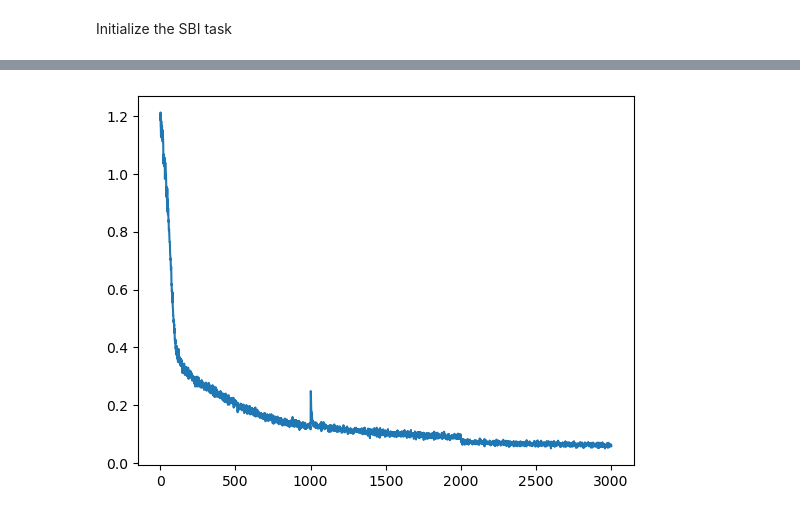
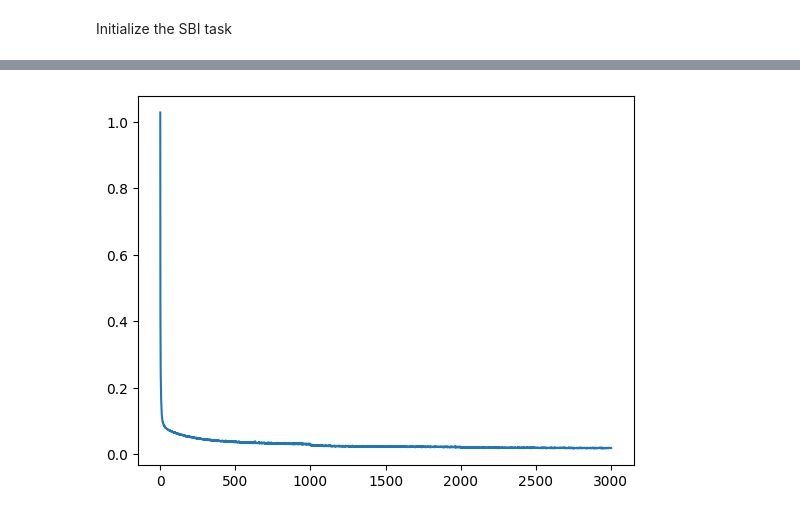
Before and after one commit to nidropakshin2/Sequential-FMPE, a Jupyter notebook: code/notebooks/tutorial.ipynb, the cells around one changed output, grey strips where cells are left out. Drawn from its saved outputs; the diff is of its cells as text; code cells hidden in the pictures.

```diff
--- a/code/notebooks/tutorial.ipynb
+++ b/code/notebooks/tutorial.ipynb
@@ -12,10 +30,10 @@ config = {
         },
     "simulator":
         {
-        "S": [1500, 2000], # int, tuple, number of Susceptible individuals or bounds for following uniform distribution
-        "I": [150, 200], # int, tuple, number of Infectious individuals or bounds for following uniform distribution
-        "R": [0, 50], # int, tuple, number of Recovered individuals or bounds for following uniform distribution
-        "T": [100, 120],  # int, tuple, simulation duration in days or bounds for following uniform distribution
+        "S": 1000, #[1500, 2000], # int, tuple, number of Susceptible individuals or bounds for following uniform distribution
+        "I": 100, #[150, 200], # int, tuple, number of Infectious individuals or bounds for following uniform distribution
+        "R": 50, #[0, 50], # int, tuple, number of Recovered individuals or bounds for following uniform distribution
+        "T": 100, #[100, 120],  # int, tuple, simulation duration in days or bounds for following uniform distribution
         },
     "summary":
         {
@@ -52,7 +70,7 @@ from sfmpe.tasks.SIR import SIRTask
 # config_path = './configs/sir_config.yaml'
 # with open(config_path) as f:
 #     config = yaml.safe_load(f)
-device = 'cpu'
+device = 'cuda'
 task = SIRTask(config, device)
 task.summary.to(device)
 logger = task.logger
@@ -68,7 +86,7 @@ from sfmpe.core.distributions import Uniform, Normal
 
 
 init_dist = Normal(dim=task.theta_dim)
-velocity_model = SimpleVelocityField(task.theta_dim, task.data_dim)
+velocity_model = SimpleVelocityField(task.theta_dim, task.data_dim, num_layers=5)
 path = AffinePath()
 flow_model = FlowModel(velocity_model, init_dist, path)
 logger.info("Initialized flow model")
@@ -101,7 +113,7 @@ torch.Size([8, 1, 2])
 from sfmpe.inference.sequential.round_manager import RoundManager
 from sfmpe.inference.sequential.proposal import Proposal, ProposalParams
 
-theta_0, x_0 = task.simulate_dataset((3,))
+theta_0, x_0 = task.simulate_dataset((20,))
 # theta_0 = torch.tensor([[1.6667, 0.4016]]).to(device)
 # theta_0 = torch.tensor([[1.2621, 0.4558]]).to(device)
 # x_0 = task.summarize(task.simulate(theta_0))
@@ -113,5 +125,5 @@ params.task = task
 params.method = "Truncated"
 params.theta_0 = theta_0
 params.x_0 = x_0
-params.method_params = {'scale': 0.8, 'quantile': 0.1}
+params.method_params = {'scale': 0.8, 'quantile': 0.5}
 # %% [output]
@@ -140,7 +169,7 @@ datetime = time.strftime("%Y-%m-%d_%H_%M_%S")
 path = f"./models/SIR_{datetime}.pth.tar.gz"
 
 num_rounds = 3
-sims_per_round = 1000
+sims_per_round = 10000
 sims_per_sample = 1
 epochs = 1000
 show_every = epochs // 10
@@ -186 +215 @@ else:
-[figure, old version]
+[figure, new version]
```
Also changed, not shown: parts of 10 cells of this notebook.
